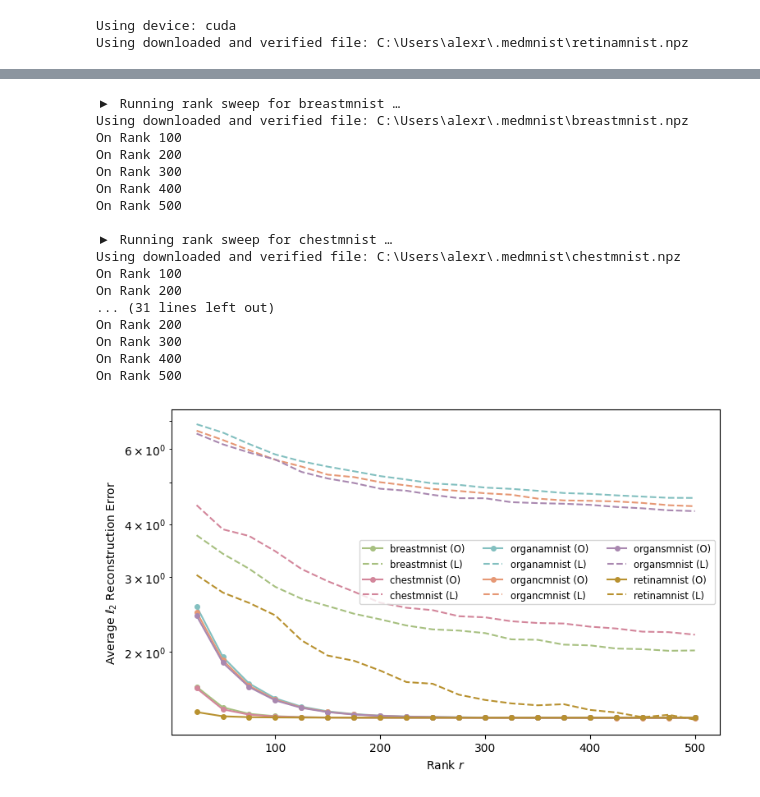
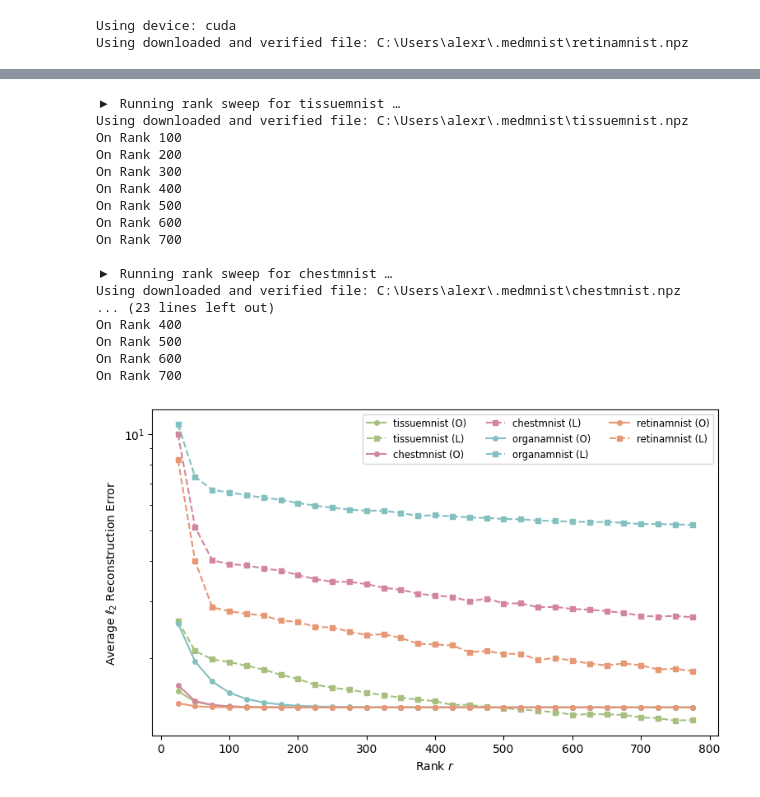
Before and after one commit to alexdelise/CMDS-REU-MADDI, a Jupyter notebook: e2eForMedMNIST.ipynb, the cells around one changed output, grey strips where cells are left out. Cells and saved outputs as stored; diff of their text form; code cells hidden in the pictures.

Commit message:
rank sweeps for inverse and forward end to end models

```diff
--- a/e2eForMedMNIST.ipynb
+++ b/e2eForMedMNIST.ipynb
@@ -329,7 +329,7 @@ def run_rank_sweep(data_flag, ranks, train_epochs=350, lr=1e-4):
 datasets  = ['tissuemnist', 'chestmnist', 'organamnist', 'retinamnist']
 ranks     = list(range(25, 776, 25))
 results   = defaultdict(dict)
-num_epochs = 10 # define here for training / plot naming
+num_epochs = 200 # define here for training / plot naming
 
 for flag in datasets:
     print(f"\n▶ Running rank sweep for {flag} …")
@@ -337,50 +337,57 @@ for flag in datasets:
     results[flag]['theory']  = th
     results[flag]['learned'] = le
 # %% [output]
-▶ Running rank sweep for breastmnist …
-Using downloaded and verified file: C:\Users\alexr\.medmnist\breastmnist.npz
+▶ Running rank sweep for tissuemnist …
+Using downloaded and verified file: C:\Users\alexr\.medmnist\tissuemnist.npz
 On Rank 100
 On Rank 200
 On Rank 300
 On Rank 400
 On Rank 500
+On Rank 600
+On Rank 700
 
 ▶ Running rank sweep for chestmnist …
 Using downloaded and verified file: C:\Users\alexr\.medmnist\chestmnist.npz
-On Rank 100
-On Rank 200
-... (31 lines left out)
-On Rank 200
-On Rank 300
+... (23 lines left out)
 On Rank 400
 On Rank 500
+On Rank 600
+On Rank 700
 # %%
+# pastel-Everforest colours
+ef_pastel   = ['#a7c080', '#d3869b', "#83c0c0", '#e69875', '#a988b0', "#b8912f"]
+line_styles = {'theory': '-',  'learned': '--'}
+markers     = {'theory': 'o',  'learned': 's'}
+lw, ms      = 1.5, 4
+
+
 # combined plot
 plt.figure(figsize=(7.8, 4.7))
 short_label = {'theory': 'O', 'learned': 'L'}
 
 for i, flag in enumerate(datasets):
     col = ef_pastel[i % len(ef_pastel)]
     for kind in ('theory', 'learned'):
         plt.plot(ranks,
                  results[flag][kind],
                  line_styles[kind],
                  marker=markers[kind],
                  color=col,
                  lw=lw,
                  ms=ms,
                  label=f"{flag} ({short_label[kind]})")
 
 plt.xlabel('Rank $r$')
 plt.ylabel(r'Average $\ell_2$ Reconstruction Error')
 plt.yscale('log')
 #plt.title('Average $\ell_2$ Error vs. Rank')
 plt.legend(ncol=3, fontsize='small')
 plt.tight_layout()
-plt.savefig("E2EInverse/MedMNIST/Pics/e2einverse_ranksweep_200epoch.png")
+plt.savefig("E2EForward/MedMNIST/Pics/e2eforward_ranksweep_200ep.png")
 plt.show()
 # %% [output]
-[figure, old version]
+[figure, new version]
 # %%
 # ── Inspect stored matrices & compare singular values (4 decimals) ─────────
 #    • Lists datasets / ranks, loads each pickle
```
Also changed, not shown: parts of 3 cells of this notebook, 8 other files.
